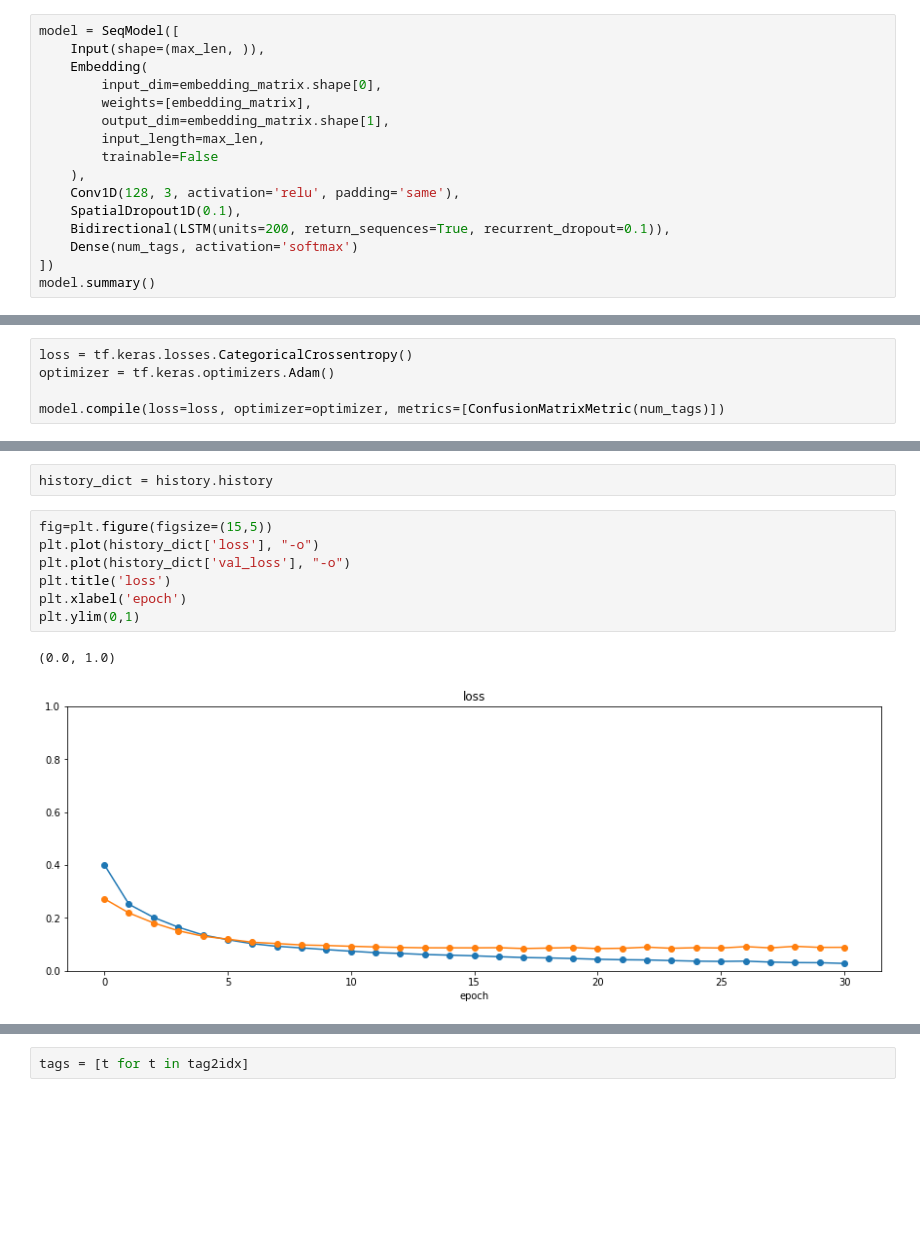
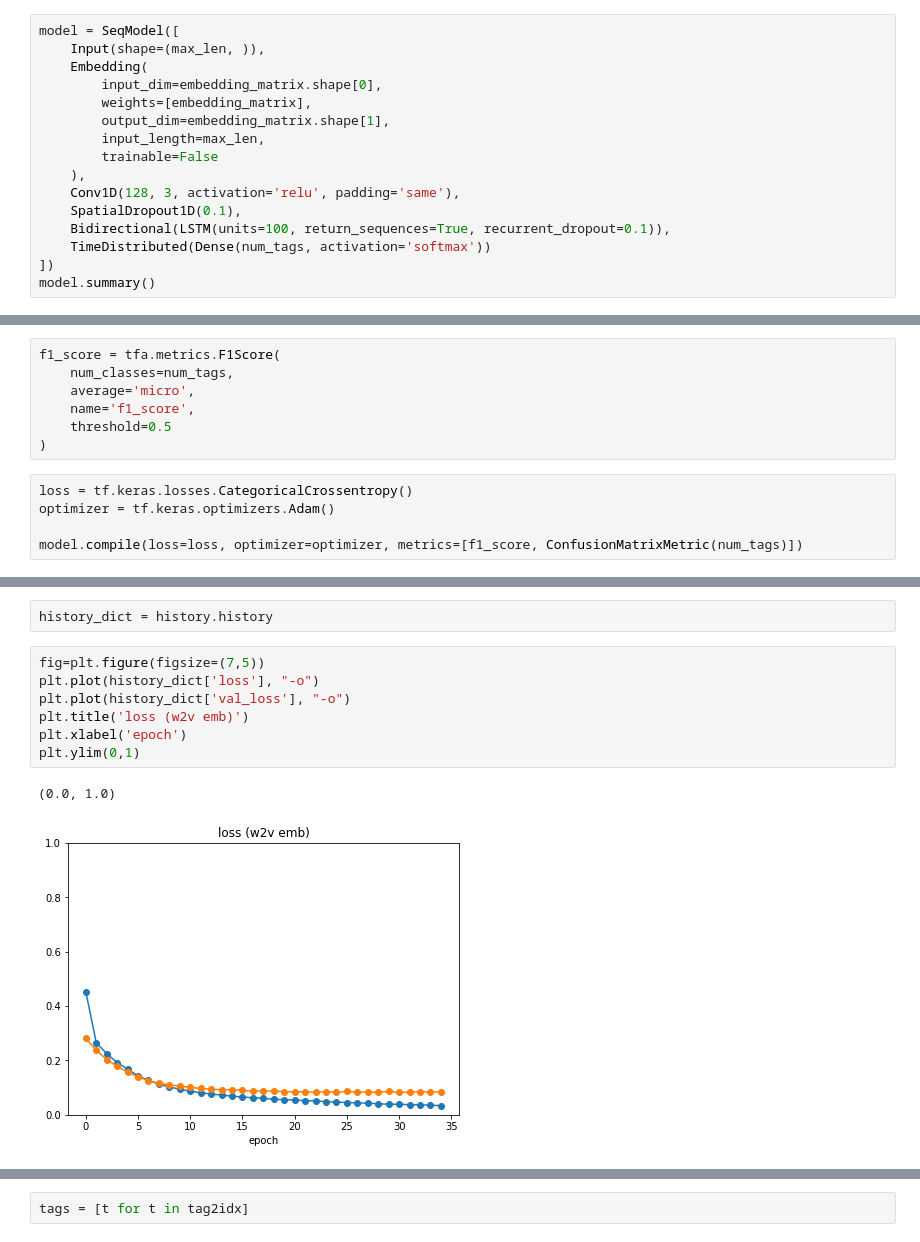
Before and after one commit to Damanotra/chatbot-ner, a Jupyter notebook: notebooks/BiLSTM-CNNs + w2v.ipynb, the cells around one changed output, grey strips where cells are left out. Saved outputs shown, nothing was run; the diff lists cells and outputs as text; blank space fills up the shorter version.

```diff
--- a/notebooks/BiLSTM-CNNs + w2v.ipynb
+++ b/notebooks/BiLSTM-CNNs + w2v.ipynb
@@ -214,8 +218,8 @@ model = SeqModel([
     ),
     Conv1D(128, 3, activation='relu', padding='same'),
     SpatialDropout1D(0.1),
-    Bidirectional(LSTM(units=200, return_sequences=True, recurrent_dropout=0.1)),
-    Dense(num_tags, activation='softmax')
+    Bidirectional(LSTM(units=100, return_sequences=True, recurrent_dropout=0.1)),
+    TimeDistributed(Dense(num_tags, activation='softmax'))
 ])
 model.summary()
 # %% [output]
@@ -238,10 +242,17 @@ Trainable params: 688,549
 Non-trainable params: 5,212,400
 _________________________________________________________________
+# %%
+f1_score = tfa.metrics.F1Score(
+    num_classes=num_tags,
+    average='micro',
+    name='f1_score',
+    threshold=0.5
+)
 # %%
 loss = tf.keras.losses.CategoricalCrossentropy()
 optimizer = tf.keras.optimizers.Adam()
 
-model.compile(loss=loss, optimizer=optimizer, metrics=[ConfusionMatrixMetric(num_tags)])
+model.compile(loss=loss, optimizer=optimizer, metrics=[f1_score, ConfusionMatrixMetric(num_tags)])
 # %%
 es=tf.keras.callbacks.EarlyStopping(patience=10)
 
@@ -271,12 +282,12 @@ Epoch 31/100
 # %%
 history_dict = history.history
 # %%
-fig=plt.figure(figsize=(15,5))
+fig=plt.figure(figsize=(7,5))
 plt.plot(history_dict['loss'], "-o")
 plt.plot(history_dict['val_loss'], "-o")
-plt.title('loss')
+plt.title('loss (w2v emb)')
 plt.xlabel('epoch')
 plt.ylim(0,1)
 # %% [output]
 (0.0, 1.0)
-[figure, old version]
+[figure, new version]
```
Also changed, not shown: parts of 15 cells of this notebook, 33 other files.
